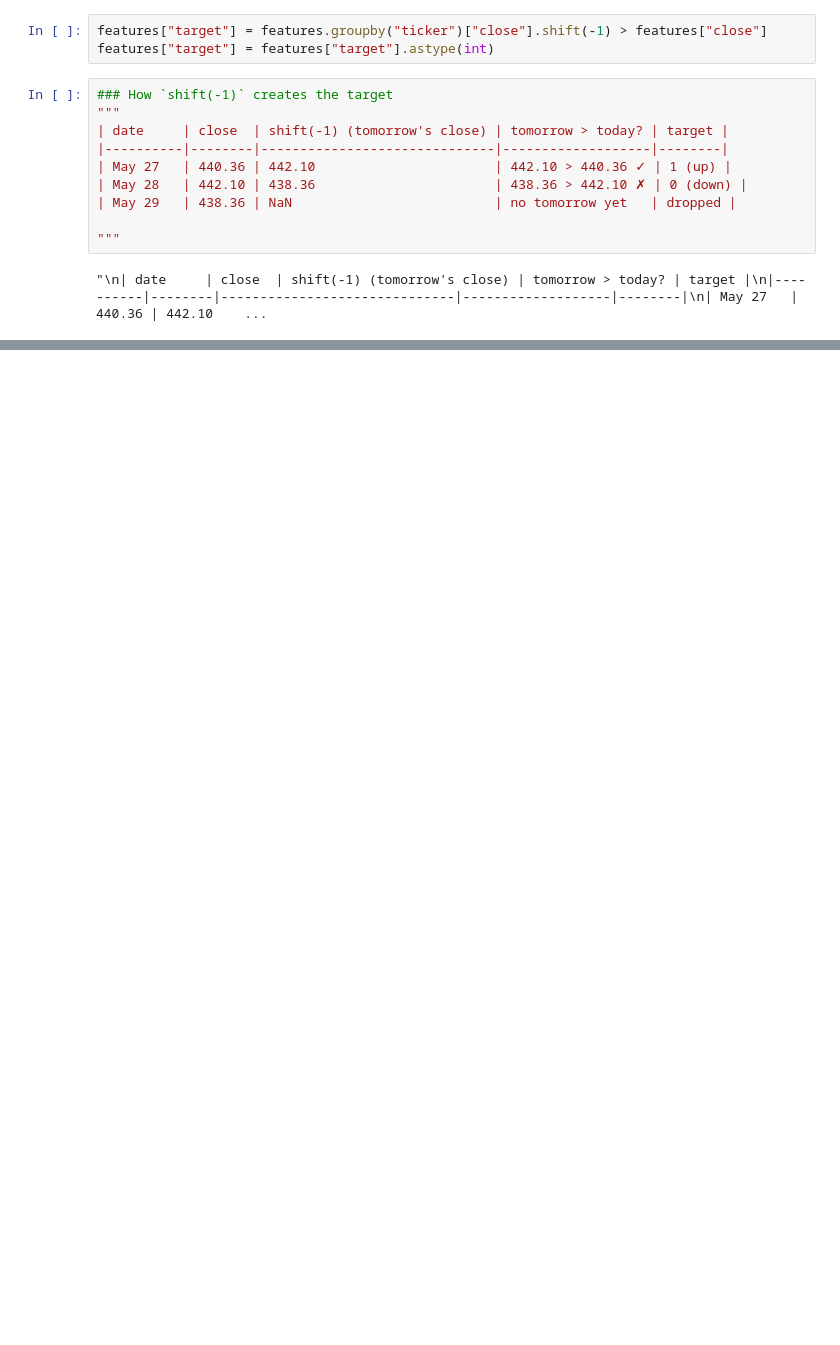
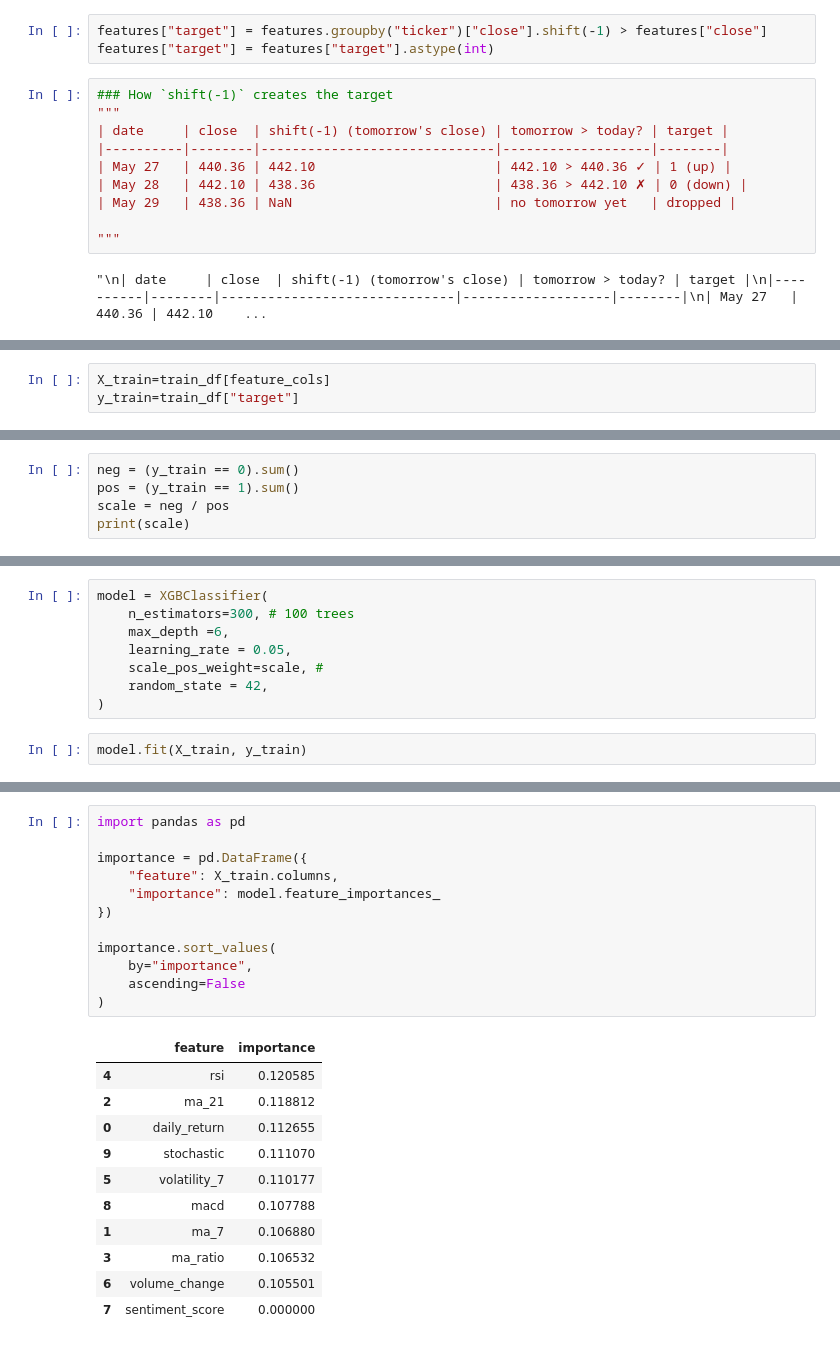
Before and after one commit to AmitojSinghChawla/Market_Analysis, a Jupyter notebook: market-oracle/feature_engineering.ipynb, the cells around one changed output, grey strips where cells are left out. Saved outputs shown, nothing was run; the diff lists cells and outputs as text; blank space fills up the shorter version.

```diff
--- a/market-oracle/feature_engineering.ipynb
+++ b/market-oracle/feature_engineering.ipynb
@@ -220,0 +310,3 @@ features_clean.head()
+# %%
+X_train=train_df[feature_cols]
+y_train=train_df["target"]
@@ -220,0 +367,5 @@ features_clean.head()
+# %%
+neg = (y_train == 0).sum()
+pos = (y_train == 1).sum()
+scale = neg / pos
+print(scale)
@@ -220,0 +374,10 @@ features_clean.head()
+# %%
+model = XGBClassifier(
+    n_estimators=300, # 100 trees
+    max_depth =6,
+    learning_rate = 0.05,
+    scale_pos_weight=scale, #
+    random_state = 42,
+)
+# %%
+model.fit(X_train, y_train)
@@ -220,0 +418,24 @@ features_clean.head()
+# %%
+import pandas as pd
+
+importance = pd.DataFrame({
+    "feature": X_train.columns,
+    "importance": model.feature_importances_
+})
+
+importance.sort_values(
+    by="importance",
+    ascending=False
+)
+# %% [output]
+|  | feature | importance |
+| 4 | rsi | 0.120585 |
+| 2 | ma_21 | 0.118812 |
+| 0 | daily_return | 0.112655 |
+| 9 | stochastic | 0.111070 |
+| 5 | volatility_7 | 0.110177 |
+| 8 | macd | 0.107788 |
+| 1 | ma_7 | 0.106880 |
+| 3 | ma_ratio | 0.106532 |
+| 6 | volume_change | 0.105501 |
+| 7 | sentiment_score | 0.000000 |
```
Also changed, not shown: parts of 34 cells of this notebook, 13 other files.
